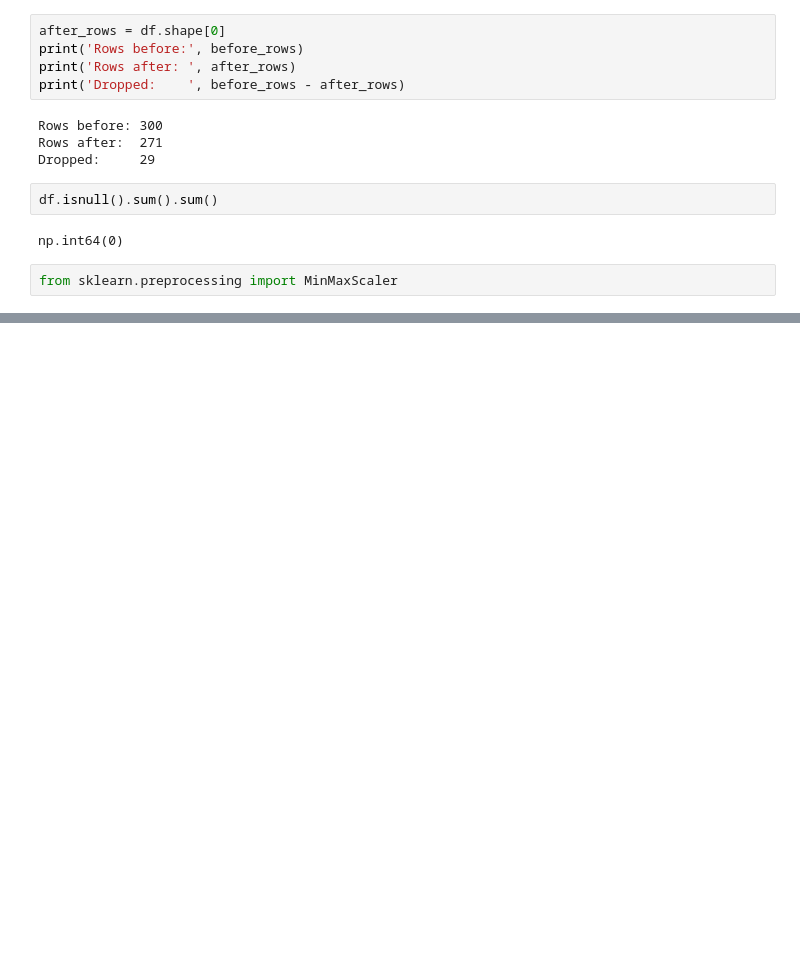
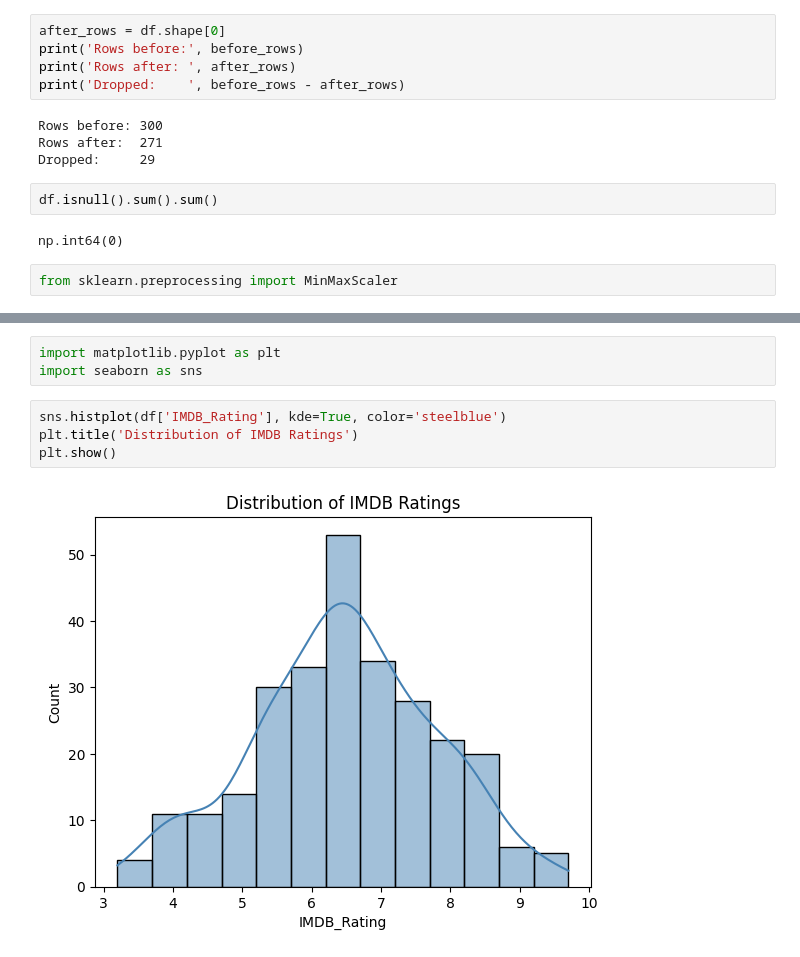
Before and after one commit to mail2chandanadasari-code/mail2chandanadasari-CSPT, a Jupyter notebook: day-3.ipynb, the cells around one changed output, grey strips where cells are left out. Saved outputs shown, nothing was run; the diff lists cells and outputs as text; blank space fills up the shorter version.

```diff
--- a/day-3.ipynb
+++ b/day-3.ipynb
@@ -279,0 +295,9 @@ from sklearn.preprocessing import MinMaxScaler
+# %%
+import matplotlib.pyplot as plt
+import seaborn as sns
+# %%
+sns.histplot(df['IMDB_Rating'], kde=True, color='steelblue')
+plt.title('Distribution of IMDB Ratings')
+plt.show()
+# %% [output]
+[figure, added]
```
Also changed, not shown: parts of 5 cells of this notebook.
